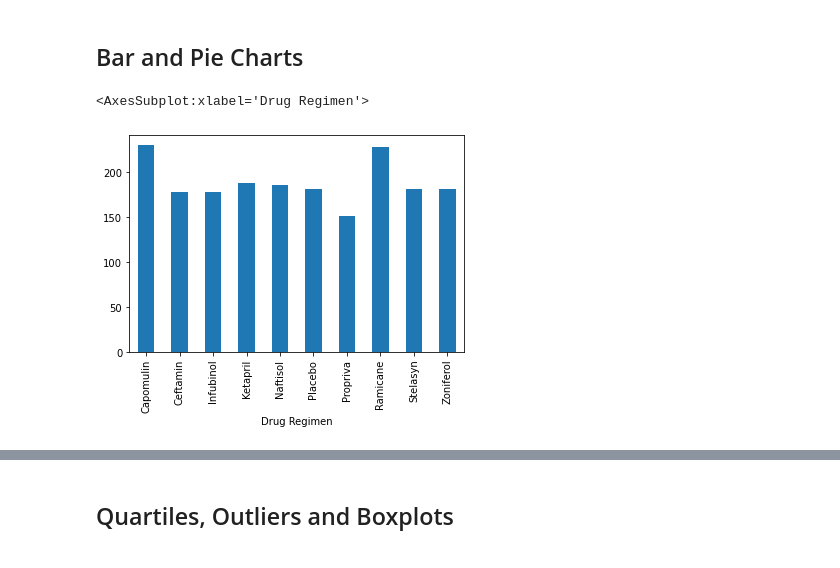
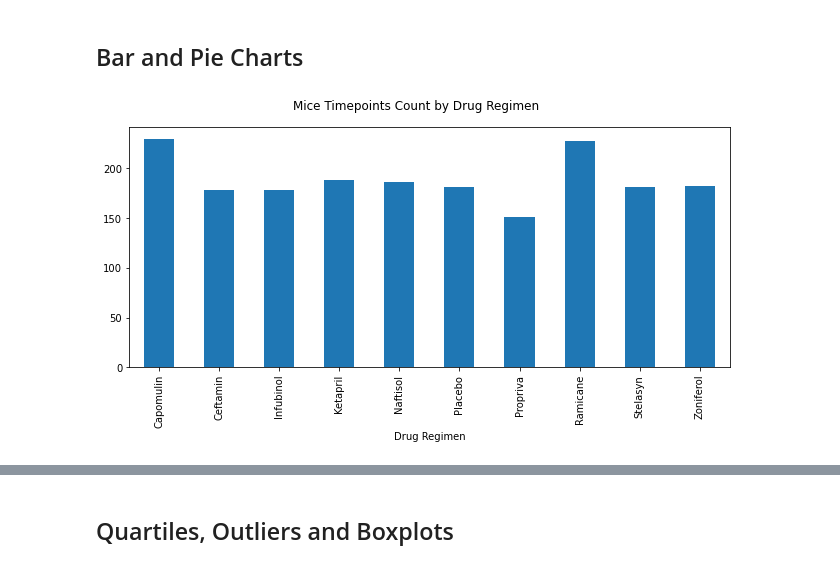
Before and after one commit to DCornea5/Matplotlib-The-Power-Of-Plots, a Jupyter notebook: Pymaceuticals/pymaceuticals_starter.ipynb, the cells around one changed output, grey strips where cells are left out. Drawn from its saved outputs; the diff is of its cells as text; code cells hidden in the pictures.

Commit message:
drug regimen bar charts

```diff
--- a/Pymaceuticals/pymaceuticals_starter.ipynb
+++ b/Pymaceuticals/pymaceuticals_starter.ipynb
@@ -153,10 +168,12 @@ aggr_df.head()
 # %%
 # Generate a bar plot showing the total number of timepoints for all mice tested for each drug regimen using Pandas.
 
-chart_df= metadata_study_ds.drop_duplicates(subset=["Mouse ID","Timepoint"],keep=False)
+chart_df = metadata_study_ds.drop_duplicates(subset=["Mouse ID","Timepoint"],keep=False)
 
-timepoint = chart_df.groupby(['Drug Regimen'])['Timepoint'].count()
-timepoint.plot.bar()
+timepoint_count = chart_df.groupby(['Drug Regimen'])['Timepoint'].count()
+
+timepoint_count.plot(kind="bar", figsize=(9,5))
+plt.suptitle("Mice Timepoints Count by Drug Regimen")
+plt.tight_layout()
 # %% [output]
-<AxesSubplot:xlabel='Drug Regimen'>
-[figure, old version]
+[figure, new version]
```
Also changed, not shown: parts of 9 cells of this notebook.
